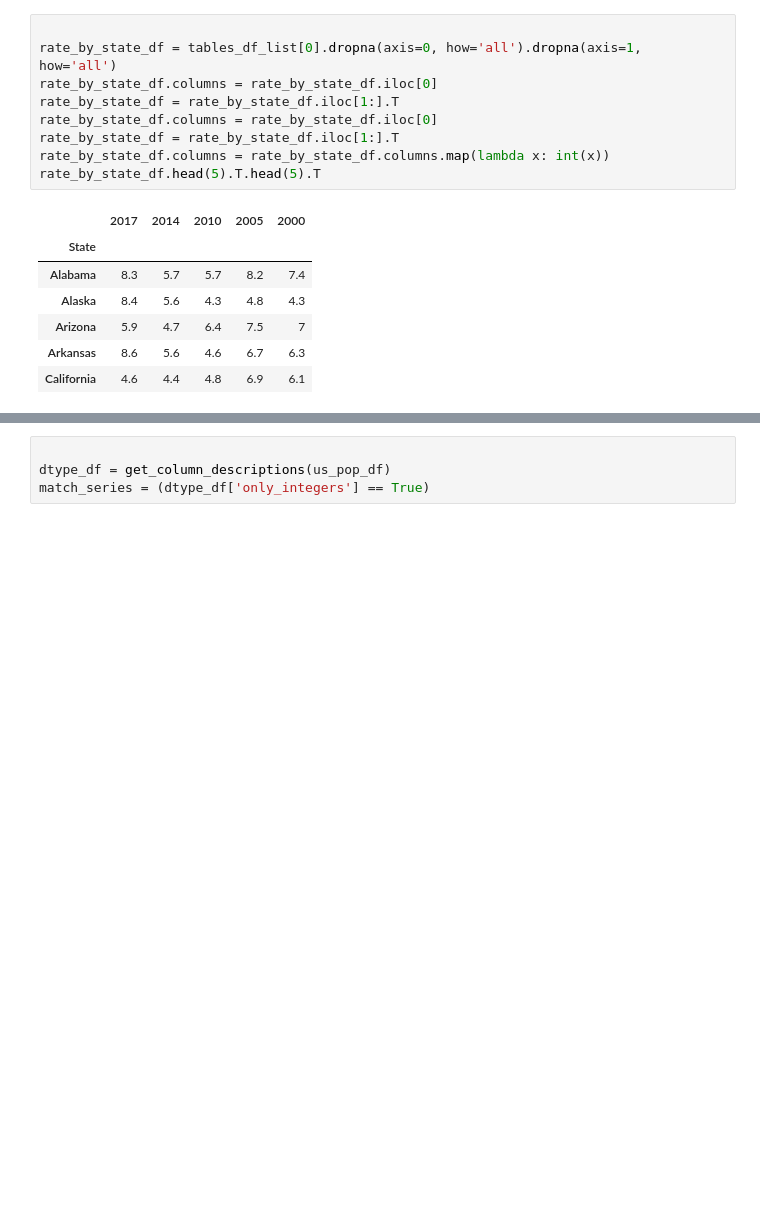
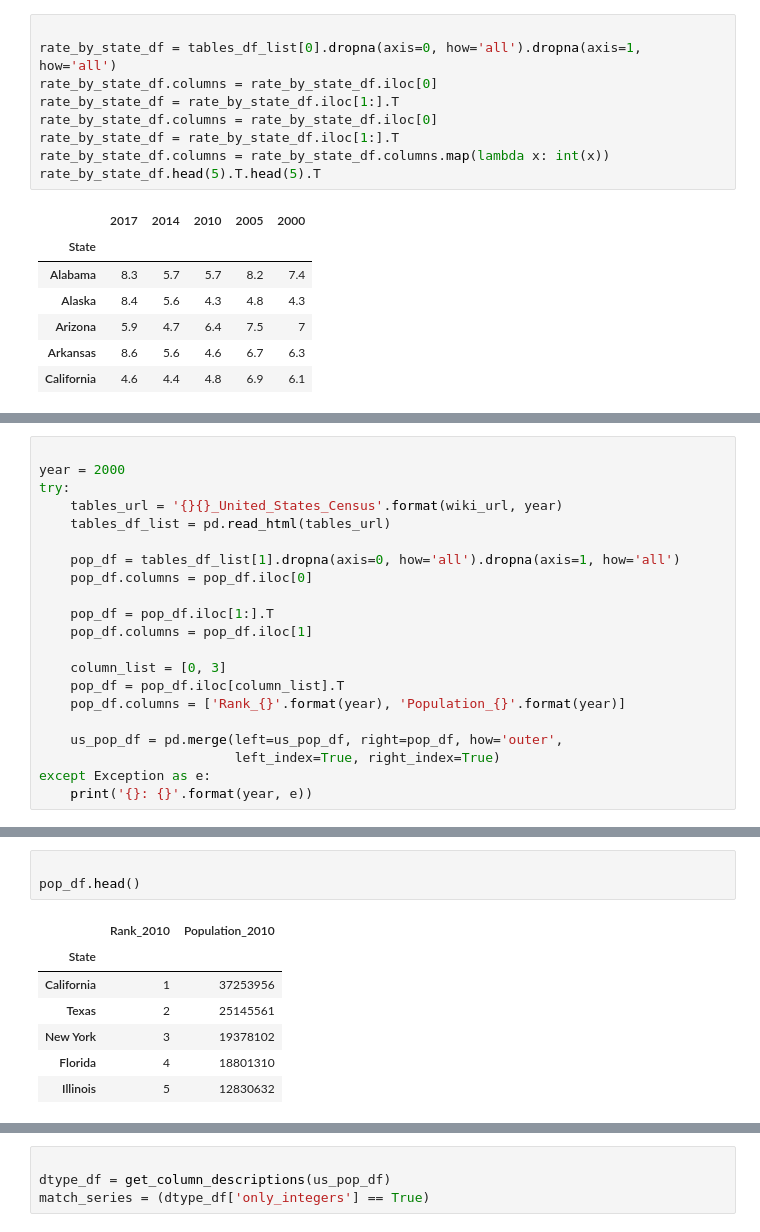
Before and after one commit to dbabbitt/notebooks, a Jupyter notebook: Miscellaneous/ipynb/Homicide by Race.ipynb, the cells around one changed output, grey strips where cells are left out. Cells and saved outputs as stored; diff of their text form; blank space fills up the shorter version.

```diff
--- a/Miscellaneous/ipynb/Homicide by Race.ipynb
+++ b/Miscellaneous/ipynb/Homicide by Race.ipynb
@@ -81,0 +240,21 @@ us_pop_df = us_pop_df.dropna()
+# %%
+
+year = 2000
+try:
+    tables_url = '{}{}_United_States_Census'.format(wiki_url, year)
+    tables_df_list = pd.read_html(tables_url)
+
+    pop_df = tables_df_list[1].dropna(axis=0, how='all').dropna(axis=1, how='all')
+    pop_df.columns = pop_df.iloc[0]
+
+    pop_df = pop_df.iloc[1:].T
+    pop_df.columns = pop_df.iloc[1]
+
+    column_list = [0, 3]
+    pop_df = pop_df.iloc[column_list].T
+    pop_df.columns = ['Rank_{}'.format(year), 'Population_{}'.format(year)]
+
+    us_pop_df = pd.merge(left=us_pop_df, right=pop_df, how='outer',
+                         left_index=True, right_index=True)
+except Exception as e:
+    print('{}: {}'.format(year, e))
@@ -81,0 +282,11 @@ us_pop_df = us_pop_df.dropna()
+# %%
+
+pop_df.head()
+# %% [output]
+|  | Rank_2010 | Population_2010 |
+| State |  |  |
+| California | 1 | 37253956 |
+| Texas | 2 | 25145561 |
+| New York | 3 | 19378102 |
+| Florida | 4 | 18801310 |
+| Illinois | 5 | 12830632 |
```
Also changed, not shown: parts of 37 cells of this notebook, 3 other files.
